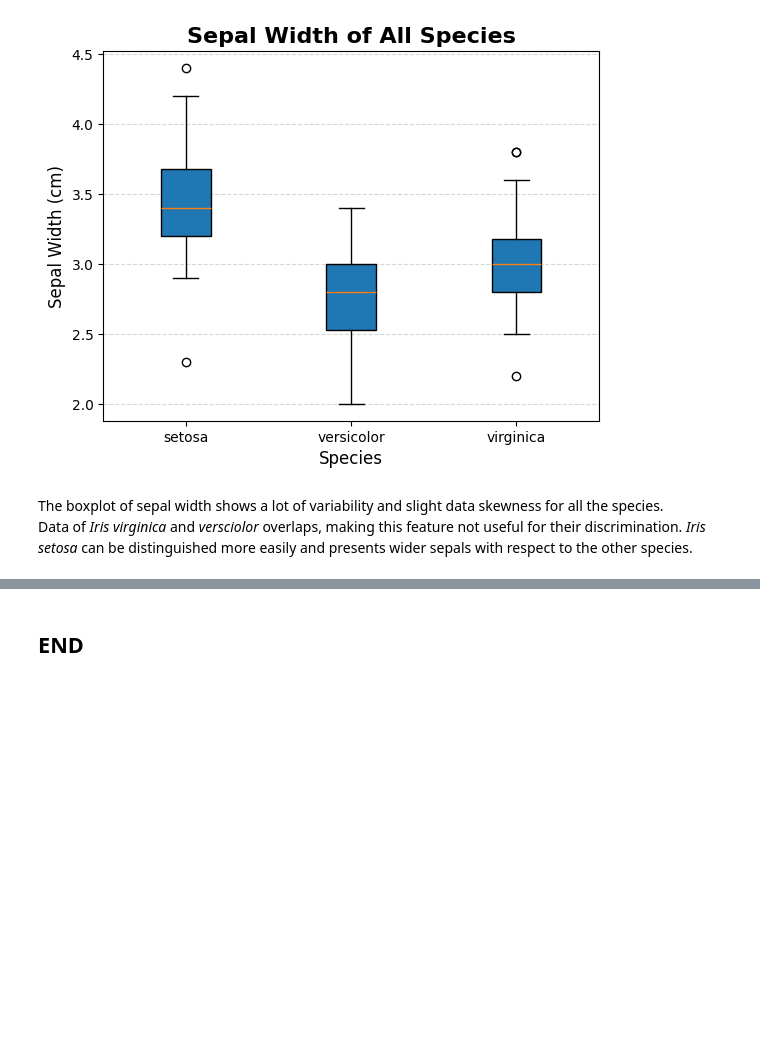
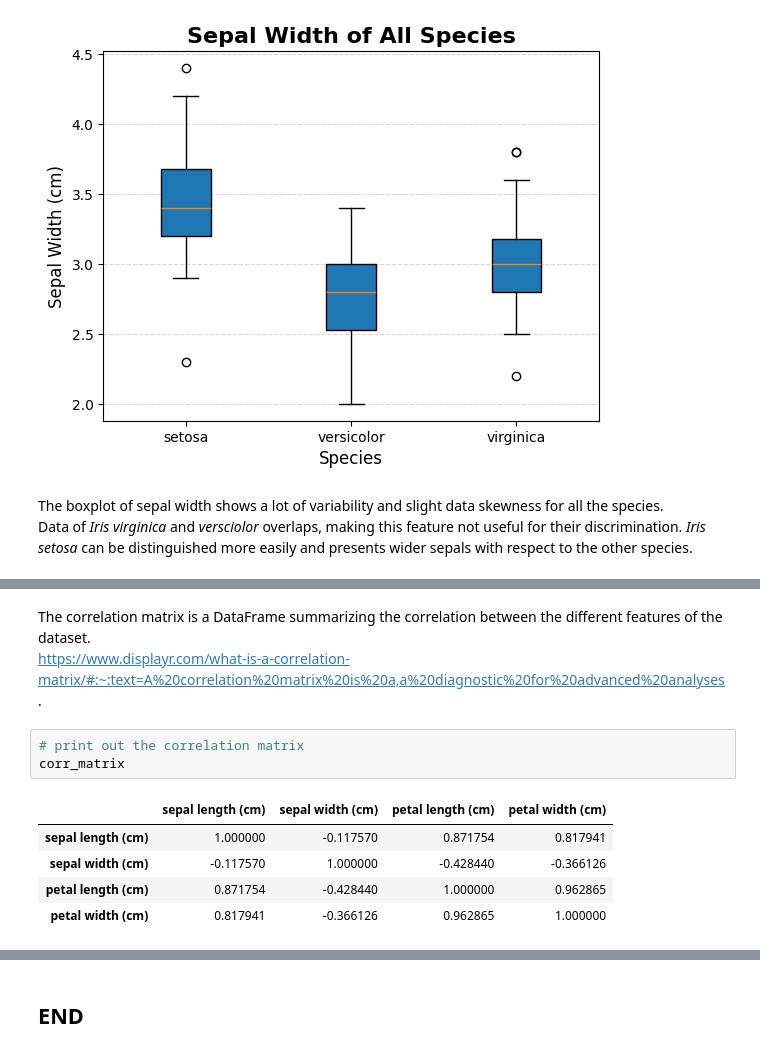
Before and after one commit to AnnaLoz28/PANDS-Project, a Jupyter notebook: iris.ipynb, the cells around one changed output, grey strips where cells are left out. Saved outputs shown, nothing was run; the diff lists cells and outputs as text; blank space fills up the shorter version.

```diff
--- a/iris.ipynb
+++ b/iris.ipynb
@@ -509,0 +531,12 @@ Data of *Iris virginica* and *versciolor* overlaps, making this feature not usef
+# %% [markdown]
+The correlation matrix is a DataFrame summarizing the correlation between the different features of the dataset.
+https://www.displayr.com/what-is-a-correlation-matrix/#:~:text=A%20correlation%20matrix%20is%20a,a%20diagnostic%20for%20advanced%20analyses.
+# %%
+# print out the correlation matrix
+corr_matrix
+# %% [output]
+|  | sepal length (cm) | sepal width (cm) | petal length (cm) | petal width (cm) |
+| sepal length (cm) | 1.000000 | -0.117570 | 0.871754 | 0.817941 |
+| sepal width (cm) | -0.117570 | 1.000000 | -0.428440 | -0.366126 |
+| petal length (cm) | 0.871754 | -0.428440 | 1.000000 | 0.962865 |
+| petal width (cm) | 0.817941 | -0.366126 | 0.962865 | 1.000000 |
```
Also changed, not shown: parts of 12 cells of this notebook, 1 other file.
